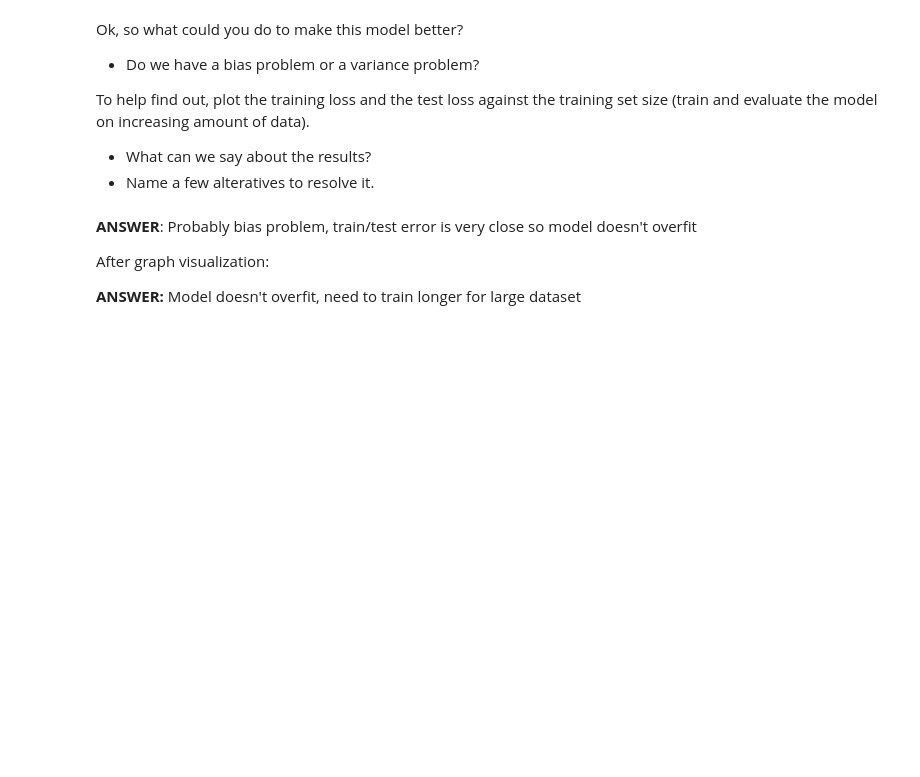
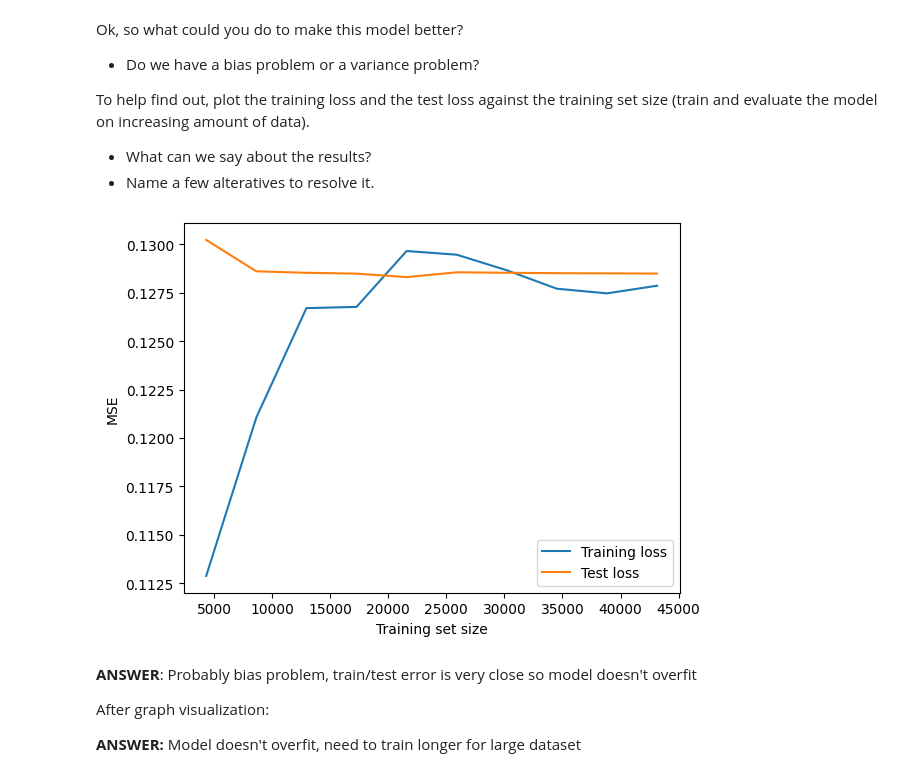
Before and after one commit to axellangenskiold/edap30, a Jupyter notebook: Lab-0.ipynb, the cells around one changed output. Drawn from its saved outputs; the diff is of its cells as text; code cells hidden in the pictures; blank space fills up the shorter version.

```diff
--- a/Lab-0.ipynb
+++ b/Lab-0.ipynb
@@ -179,9 +179,36 @@ Ok, so what could you do to make this model better?
 To help find out, plot the training loss and the test loss against the training set size (train and evaluate the model on increasing amount of data).
 - What can we say about the results?
 - Name a few alteratives to resolve it.
+# %%
+#double training loop is easier
+train_sizes = np.linspace(0.1, 1.0, 10)
+train_losses = []
+test_losses = []
+
+for frac in train_sizes:
+    m = int(frac * len(X_train))
+
+    X_sub = X_train[:m]
+    y_sub = y_train[:m]
+
+    model = sklearn.linear_model.LinearRegression()
+    model.fit(X_sub, y_sub)
+
+    train_loss = np.mean((y_sub - model.predict(X_sub))**2)
+    test_loss = np.mean((y_test - model.predict(X_test))**2)
+
+    train_losses.append(train_loss)
+    test_losses.append(test_loss)
 # %%
 ## Plot the train and test error against increasing amount of training data?
-... # TODO!
+plt.plot(train_sizes * len(X_train), train_losses, label="Training loss")
+plt.plot(train_sizes * len(X_train), test_losses, label="Test loss")
+plt.xlabel("Training set size")
+plt.ylabel("MSE")
+plt.legend()
+plt.show()
+# %% [output]
+[figure, added]
 # %% [markdown]
 **ANSWER**: Probably bias problem, train/test error is very close so model doesn't overfit
 
```
